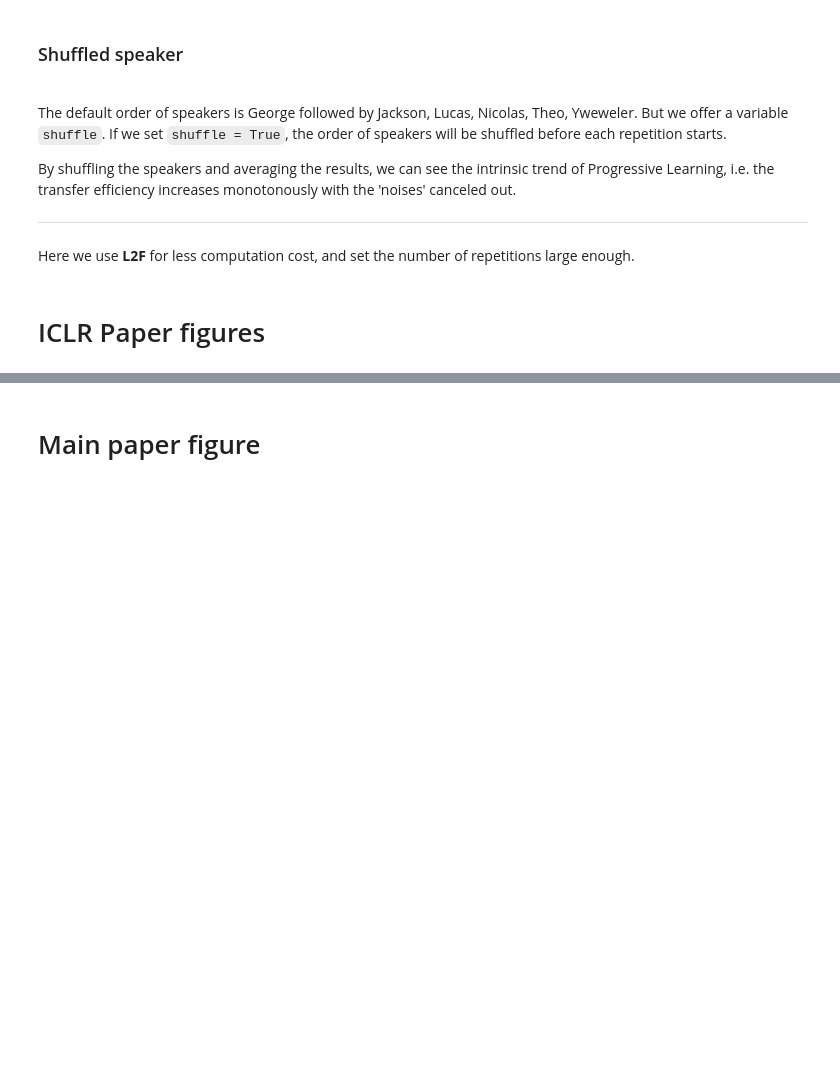
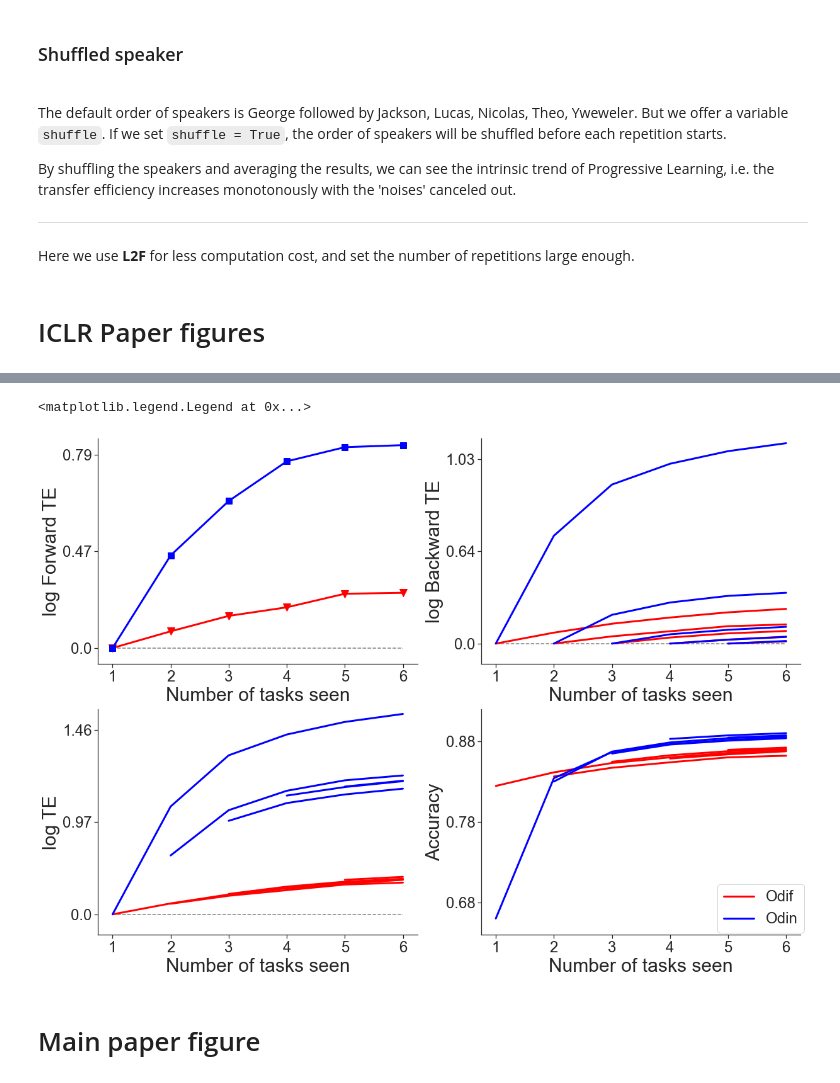
Before and after one commit to chenyugoal/ProgLearn, a Jupyter notebook: benchmarks/spoken_digit_exp/spoken_digit_exp.ipynb, the cells around one changed output, grey strips where cells are left out. Drawn from its saved outputs; the diff is of its cells as text; code cells hidden in the pictures; blank space fills up the shorter version.

```diff
--- a/benchmarks/spoken_digit_exp/spoken_digit_exp.ipynb
+++ b/benchmarks/spoken_digit_exp/spoken_digit_exp.ipynb
@@ -320,8 +323,8 @@ linewidth = 3
 fig, ax = plt.subplots(2, 2, figsize=(20, 14.5))
 
 # FTE
-ax[0][0].plot(np.arange(1, num_tasks + 1), fte_uf, c='red', marker='v', markersize=markersize, linewidth=linewidth, label = 'L2F')
-ax[0][0].plot(np.arange(1, num_tasks + 1), fte_dnn, c='blue', marker='s', markersize=markersize*0.8, linewidth=linewidth, label = 'L2N')
+ax[0][0].plot(np.arange(1, num_tasks + 1), fte_uf, c='red', marker='v', markersize=markersize, linewidth=linewidth, label = 'Odif')
+ax[0][0].plot(np.arange(1, num_tasks + 1), fte_dnn, c='blue', marker='s', markersize=markersize*0.8, linewidth=linewidth, label = 'Odin')
 ax[0][0].hlines(1, 1, num_tasks, colors='grey', linestyles='dashed', linewidth=0.5*linewidth)
 ax[0][0].tick_params(labelsize=ticksize)
 ax[0][0].set_xlabel('Number of tasks seen', fontsize=fontsize)
@@ -409,34 +412,37 @@ for ii,_ in enumerate(labels):
 
 ax[1][0].set_yticklabels(labels)
 
 right_side = ax[1][0].spines["right"]
 right_side.set_visible(False)
 top_side = ax[1][0].spines["top"]
 top_side.set_visible(False)
 
 # Accuracy
 for i in range(num_tasks):
     et = 1 - np.asarray(acc_uf[i])
     ns = np.arange(i + 1, num_tasks + 1)
-    if i == 0: ax[1][1].plot(ns, et, c='red', linewidth=linewidth, label = 'L2F')
+    if i == 0: ax[1][1].plot(ns, et, c='red', linewidth=linewidth, label = 'Odif')
     else: ax[1][1].plot(ns, et, c='red', linewidth=linewidth)
 for i in range(num_tasks):
     et = 1 - np.asarray(acc_dnn[i])
     ns = np.arange(i + 1, num_tasks + 1)
-    if i==0: ax[1][1].plot(ns, et, c='blue', linewidth=linewidth, label = 'L2N')
+    if i==0: ax[1][1].plot(ns, et, c='blue', linewidth=linewidth, label = 'Odin')
     else: ax[1][1].plot(ns, et, c='blue',linewidth=linewidth)
 ax[1][1].set_xlabel('Number of tasks seen', fontsize=fontsize)
 ax[1][1].set_ylabel('Accuracy', fontsize=fontsize)
 ax[1][1].tick_params(labelsize=ticksize)
 ax[1][1].yaxis.set_major_locator(MultipleLocator(0.08))
 ax[1][1].set_yticks([0.68, 0.78, 0.88])
 ax[1][1].set_ylim(0.64, 0.92)
 
 right_side = ax[1][1].spines["right"]
 right_side.set_visible(False)
 top_side = ax[1][1].spines["top"]
 top_side.set_visible(False)
 
 ax[1][1].legend(loc=(0.74,0.01),fontsize = fontsize*0.8)# legend
+# %% [output]
+<matplotlib.legend.Legend at 0x...>
+[figure, added]
 # %% [markdown]
 # Main paper figure
```
Also changed, not shown: parts of 5 cells of this notebook, 18 other files.
